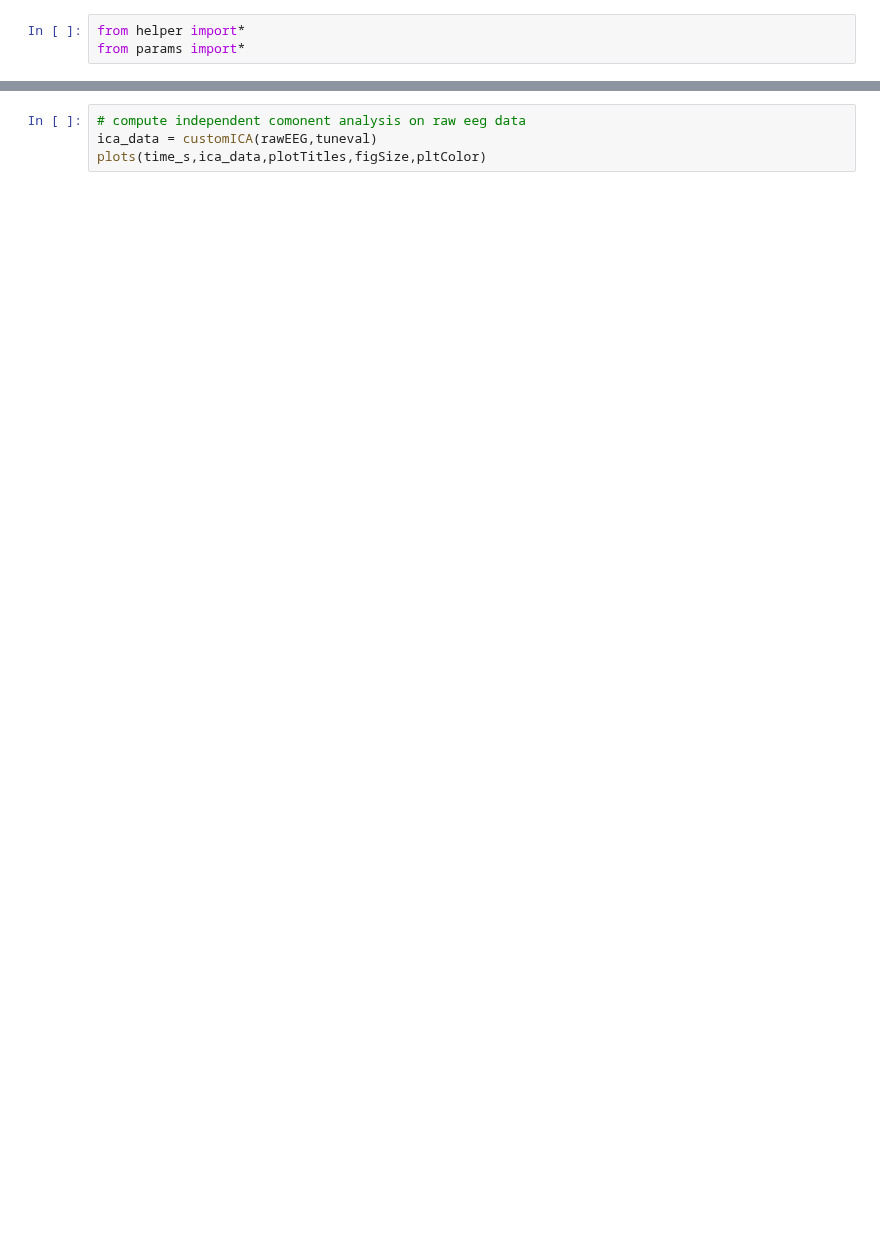
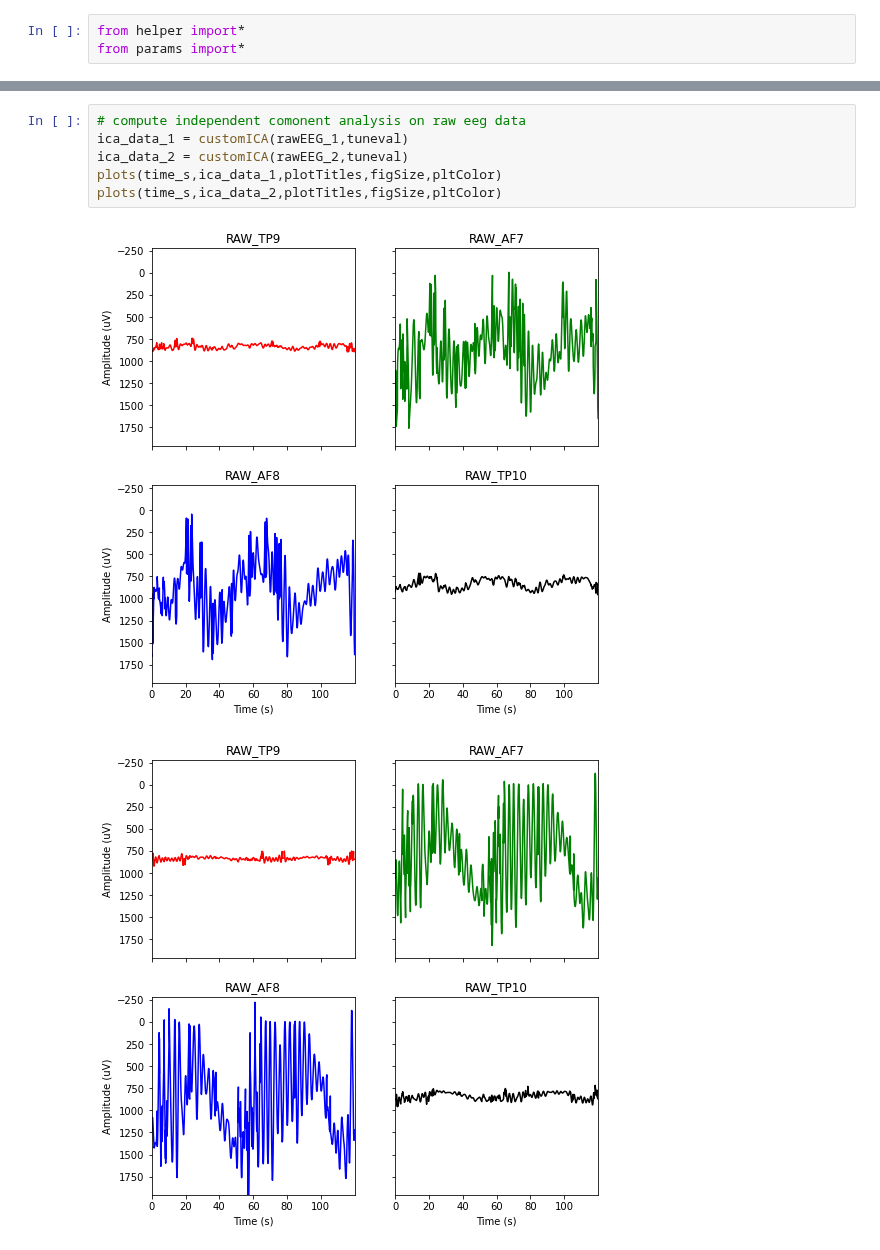
Before and after one commit to iggy96/eegMusicTherapy, a Jupyter notebook: singleRunAnalysis.ipynb, the cells around one changed output, grey strips where cells are left out. Saved outputs shown, nothing was run; the diff lists cells and outputs as text; blank space fills up the shorter version.

```diff
--- a/singleRunAnalysis.ipynb
+++ b/singleRunAnalysis.ipynb
@@ -13,7 +23,12 @@ plots(time_s,rawEEG,plotTitles,figSize,pltColor)
 # %%
 # compute independent comonent analysis on raw eeg data
-ica_data = customICA(rawEEG,tuneval)
-plots(time_s,ica_data,plotTitles,figSize,pltColor)
+ica_data_1 = customICA(rawEEG_1,tuneval)
+ica_data_2 = customICA(rawEEG_2,tuneval)
+plots(time_s,ica_data_1,plotTitles,figSize,pltColor)
+plots(time_s,ica_data_2,plotTitles,figSize,pltColor)
+# %% [output]
+[figure, added]
+[figure, added]
 # %%
 # Filters: notch filter and bandpass filter
 noc=filters()
```
Also changed, not shown: parts of 5 cells of this notebook.
